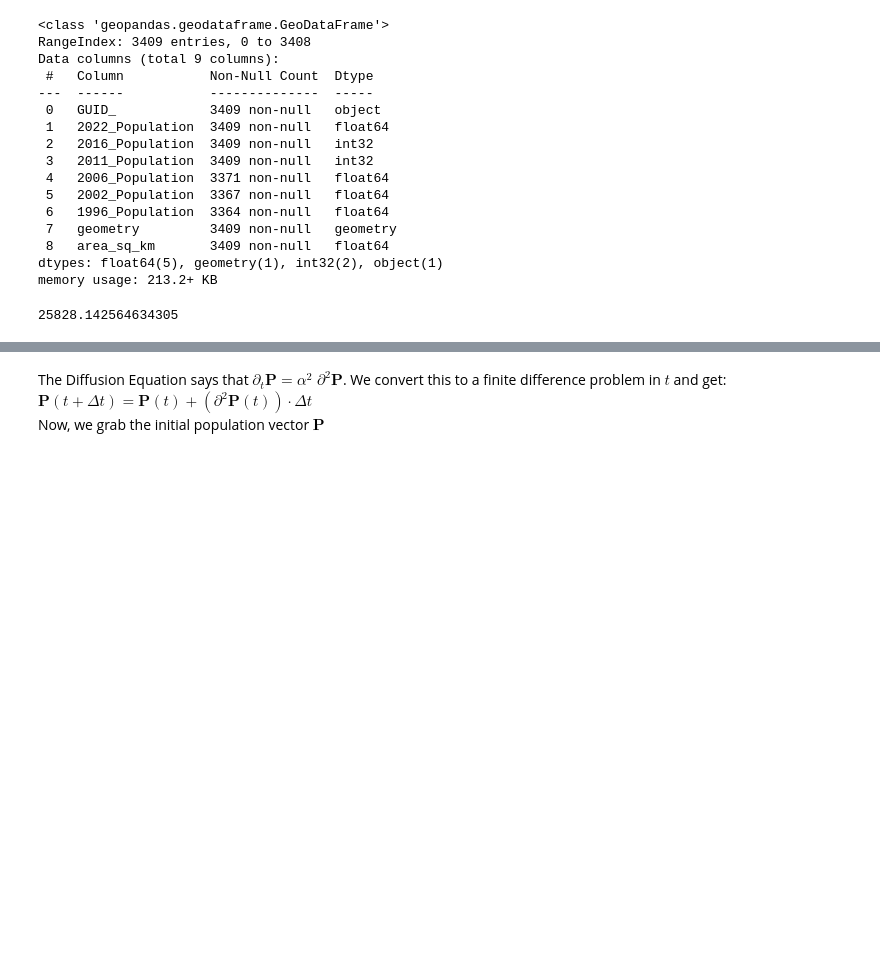
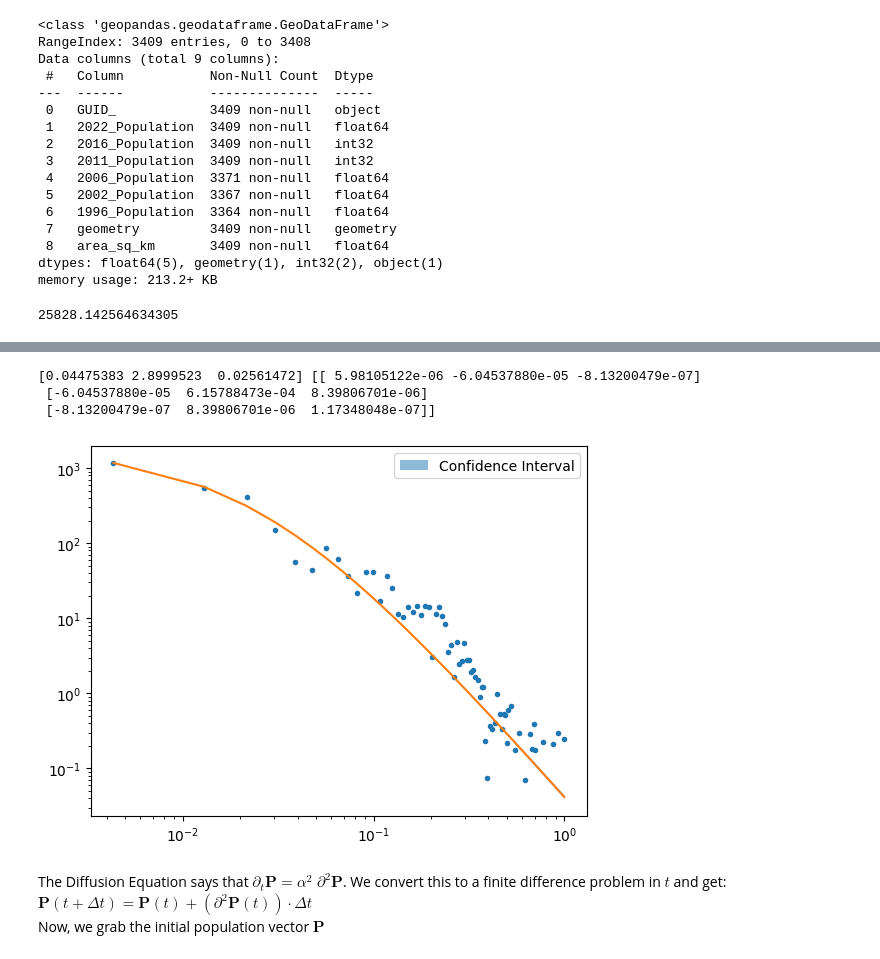
Before and after one commit to alvarorc19/tpsa-hackathon, a Jupyter notebook: generate.ipynb, the cells around one changed output, grey strips where cells are left out. Drawn from its saved outputs; the diff is of its cells as text; code cells hidden in the pictures; blank space fills up the shorter version.

```diff
--- a/generate.ipynb
+++ b/generate.ipynb
@@ -113,12 +125,19 @@ for i in range(len(bins) - 1):
     sublist = sum(sublist)
     sublists.append(sublist)
 # plt.plot(np.log(bins[:-1]), np.log(sublists), '.')
-limit = 130
+limit = 129
 print(len(bins))
-sublists[:limit]
 # bins[:100]
 # plt.plot(bins[1:], sublists, '.')
-bins = np.array([(bins[i] + bins[i+1])/2 for i in range(len(bins[:limit])-1)])
+new_bins = np.array([])
+new_sublists = np.array([])
+for i in range(len(bins[:limit])):
+    if not sublists[i] == 0:
+        new_bins = np.append(new_bins, bins[i])
+        new_sublists = np.append(new_sublists, sublists[i])
+bins = new_bins
+bins = np.array([(bins[i] + bins[i+1])/2 for i in range(len(bins[1:limit]))])
+sublists = new_sublists
 print(bins)
 print(len(bins))
 print(len(sublists[1:limit]))
@@ -129,4 +148,7 @@ max_freq = max(sublists[1:limit])
 min_freq = min(sublists[1:limit])
 normalized_freq = np.array(sublists[1:limit]) / max_freq
 freq = sublists[1:limit]
+freq = np.array(freq)
 print(normalized_bins, normalized_freq)
+def powerlaw(x, a, b, c):
+    return a * (x+c) ** (-b)
@@ -133,13 +172,0 @@ print(normalized_bins, normalized_freq)
-# %%
-from scipy.optimize import curve_fit
-
-def powerlaw(x, a, b):
-    return a * x ** (-b)
-# hist, bin_edges = np.histogram(gdf["2022_Density"], bins=bins)
-# bin_centers = (bin_edges[:-1] + bin_edges[1:]) / 2
-
-params, _ = curve_fit(powerlaw, normalized_bins, freq)
-print(params)
-plt.plot(normalized_bins, freq, '.')
-plt.plot(normalized_bins, powerlaw(normalized_bins, params[0], params[1]), '-')
-# plt.plot(normalized_bins, powerlaw(normalized_bins, params[0][1], params[1][0][0]), '-')
@@ -150,3 +218,22 @@ plt.plot(normalized_bins, powerlaw(normalized_bins, params[0], params[1]), '-')
+# %%
+# weights = 2
+params, pcov = curve_fit(powerlaw, normalized_bins, freq, method = "trf", absolute_sigma=True)
+print(params, pcov)
+stdev =np.sqrt(np.diag(pcov))
+plt.plot(normalized_bins, freq, '.')
+plt.plot(normalized_bins, powerlaw(normalized_bins, params[0], params[1], params[2]), '-')
+plt.fill_between(normalized_bins, powerlaw(normalized_bins, params[0] + stdev[0], params[1]- stdev[1], params[2] - stdev[2]), powerlaw(normalized_bins, params[0] - stdev[0], params[1]+ stdev[1], params[2] +stdev[2]), alpha=0.5, label='Confidence Interval')
+plt.legend()
+# plt.plot(normalized_bins, powerlaw(normalized_bins, params[0] + stdev[0], params[1]- stdev[1]), '-')
+# plt.plot(normalized_bins, powerlaw(normalized_bins, params[0] - stdev[0], params[1]+ stdev[1]), '-.')
+plt.xscale('log')
+plt.yscale('log')
+plt.savefig('powerlaw.pdf')
+# %% [output]
+[0.04475383 2.8999523  0.02561472] [[ 5.98105122e-06 -6.04537880e-05 -8.13200479e-07]
+ [-6.04537880e-05  6.15788473e-04  8.39806701e-06]
+ [-8.13200479e-07  8.39806701e-06  1.17348048e-07]]
+[figure, added]
 # %%
 # Making the adjacency matrix
 
```
Also changed, not shown: parts of 5 cells of this notebook.
